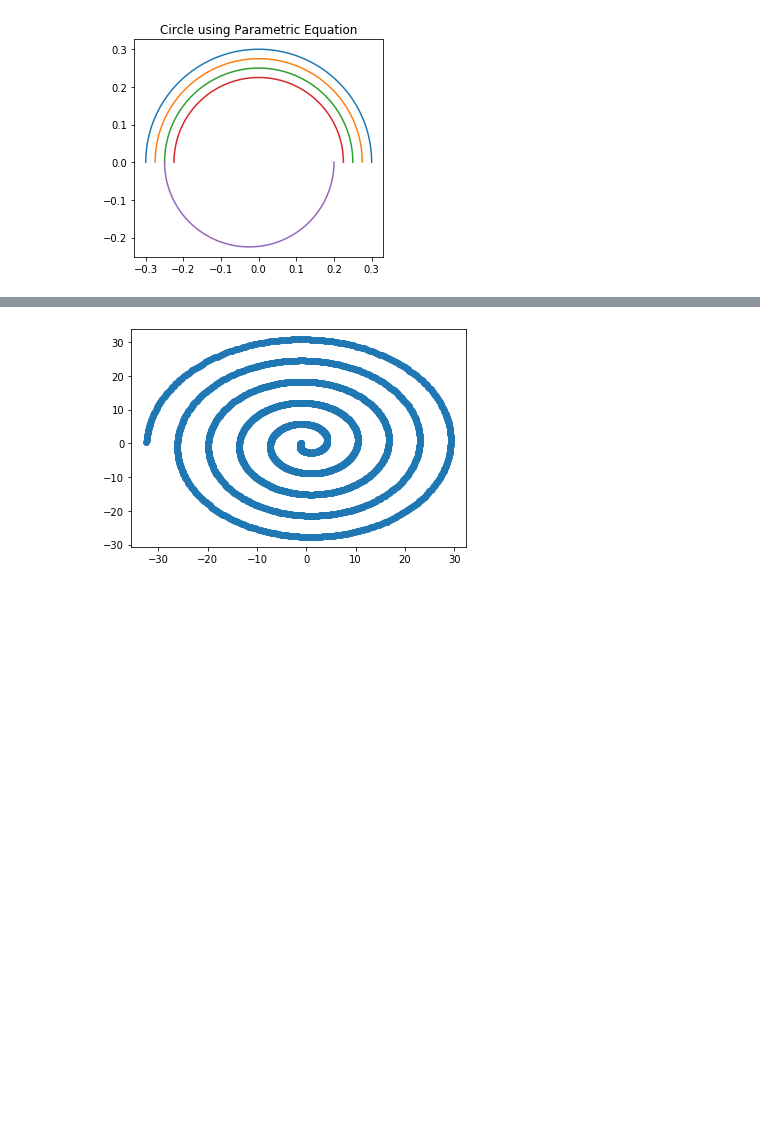
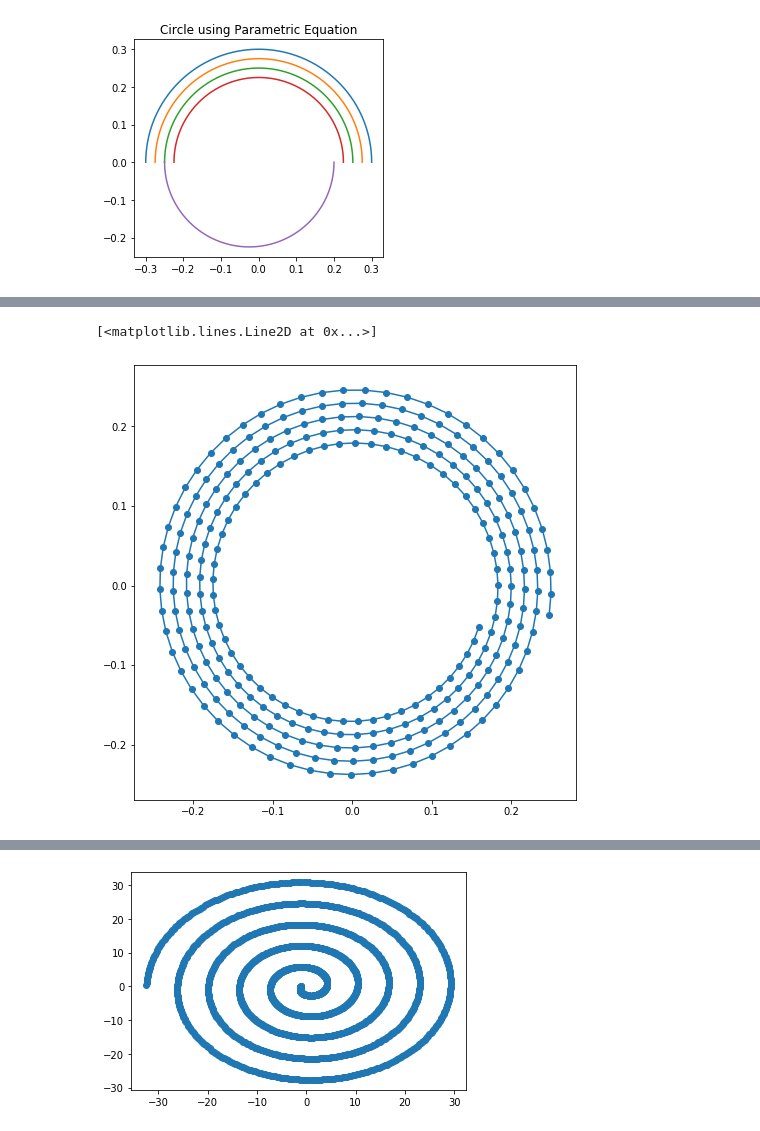
Before and after one commit to MaartenKool/CookBooks, a Jupyter notebook: SarosDial.ipynb, the cells around one changed output, grey strips where cells are left out. Drawn from its saved outputs; the diff is of its cells as text; code cells hidden in the pictures; blank space fills up the shorter version.

```diff
--- a/SarosDial.ipynb
+++ b/SarosDial.ipynb
@@ -95,0 +82,29 @@ ax.plot(theta, r, linewidth=1, color='k');
+# %%
+import numpy as np
+import matplotlib.pyplot as plt
+
+fig, ax = plt.subplots(figsize=(8,8))
+ax.set_aspect('equal')
+
+# r = np.arange(.075, .1504, 0.0001)
+# rr = np.arange(0.075, .1504, 0.0001)
+
+r = np.linspace(.0675+.1, .1504+.1, 284)
+rr = np.linspace(0.0675+.1, .1504+.1, 284)
+
+
+theta1 = 120*np.pi*-r
+xoffset, yoffset = 0, 0
+
+y = r * np.sin(theta1) + yoffset
+x = r * np.cos(theta1) + xoffset
+
+theta2 = 120*np.pi*-rr
+yy = rr * np.sin(theta2) + yoffset
+xx = rr * np.cos(theta2) + xoffset
+
+ax.scatter(x,y)
+ax.plot(xx, yy)
+# %% [output]
+[<matplotlib.lines.Line2D at 0x...>]
+[figure, added]
```
Also changed, not shown: parts of 7 cells of this notebook.
